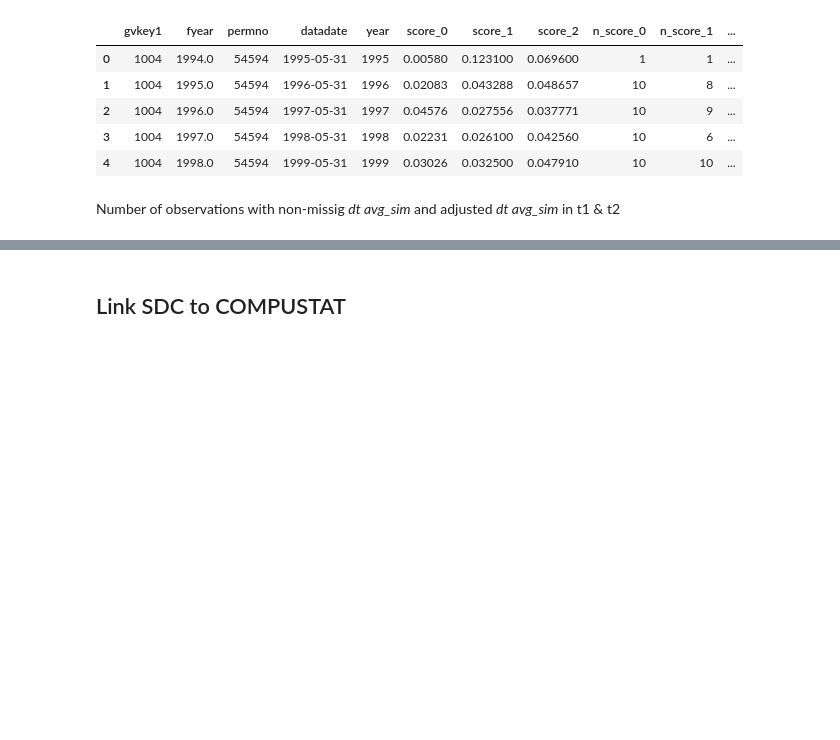
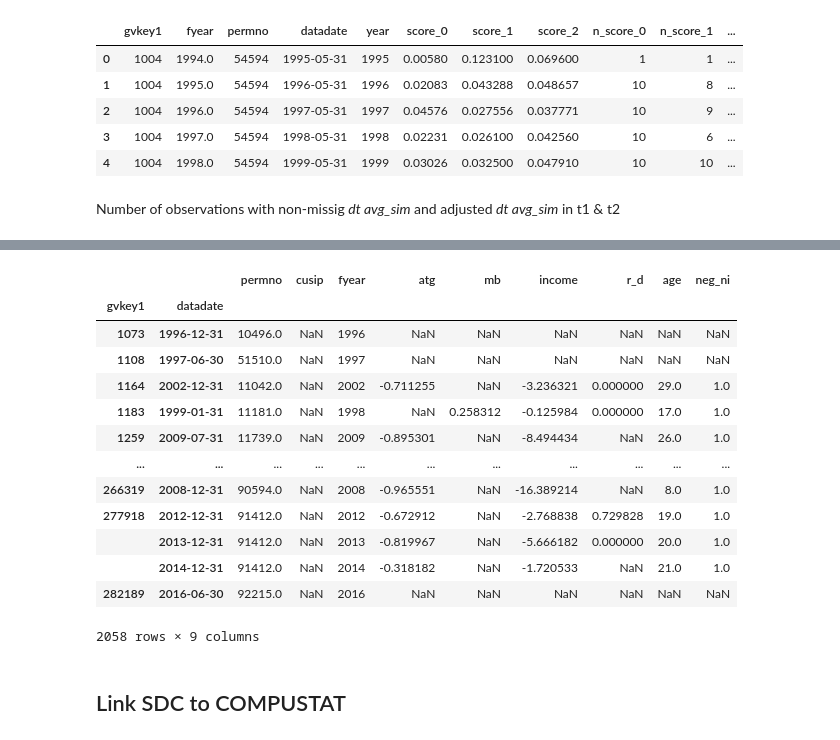
Before and after one commit to heejinohn/cko2019, a Jupyter notebook: 1_code/Review_IV.ipynb, the cells around one changed output, grey strips where cells are left out. Cells and saved outputs as stored; diff of their text form; code cells hidden in the pictures; blank space fills up the shorter version.

```diff
--- a/1_code/Review_IV.ipynb
+++ b/1_code/Review_IV.ipynb
@@ -298,3 +345,25 @@ print(len(dt_sim[(dt_sim['dt_s1'].notnull())&(dt_sim['dt_s2'].notnull())]),
+# %%
+controls=['permno', 'cusip','fyear','atg','mb','income','r_d','age','neg_ni']
+# %%
+compcont = pd.read_csv('../0_data/external/compcontrol.csv',
+                       index_col=['gvkey1', 'datadate'])[controls]
+# %%
+compcont[compcont.cusip.isnull()]
+# %% [output]
+|  |  | permno | cusip | fyear | atg | mb | income | r_d | age | neg_ni |
+| gvkey1 | datadate |  |  |  |  |  |  |  |  |  |
+| 1073 | 1996-12-31 | 10496.0 | NaN | 1996 | NaN | NaN | NaN | NaN | NaN | NaN |
+| 1108 | 1997-06-30 | 51510.0 | NaN | 1997 | NaN | NaN | NaN | NaN | NaN | NaN |
+| 1164 | 2002-12-31 | 11042.0 | NaN | 2002 | -0.711255 | NaN | -3.236321 | 0.000000 | 29.0 | 1.0 |
+| 1183 | 1999-01-31 | 11181.0 | NaN | 1998 | NaN | 0.258312 | -0.125984 | 0.000000 | 17.0 | 1.0 |
+| 1259 | 2009-07-31 | 11739.0 | NaN | 2009 | -0.895301 | NaN | -8.494434 | NaN | 26.0 | 1.0 |
+| ... | ... | ... | ... | ... | ... | ... | ... | ... | ... | ... |
+| 266319 | 2008-12-31 | 90594.0 | NaN | 2008 | -0.965551 | NaN | -16.389214 | NaN | 8.0 | 1.0 |
+| 277918 | 2012-12-31 | 91412.0 | NaN | 2012 | -0.672912 | NaN | -2.768838 | 0.729828 | 19.0 | 1.0 |
+|  | 2013-12-31 | 91412.0 | NaN | 2013 | -0.819967 | NaN | -5.666182 | 0.000000 | 20.0 | 1.0 |
+|  | 2014-12-31 | 91412.0 | NaN | 2014 | -0.318182 | NaN | -1.720533 | NaN | 21.0 | 1.0 |
+| 282189 | 2016-06-30 | 92215.0 | NaN | 2016 | NaN | NaN | NaN | NaN | NaN | NaN |
+2058 rows × 9 columns
 # %% [markdown]
 ## Link SDC to COMPUSTAT
 # %% [markdown]
```
Also changed, not shown: parts of 30 cells of this notebook.
